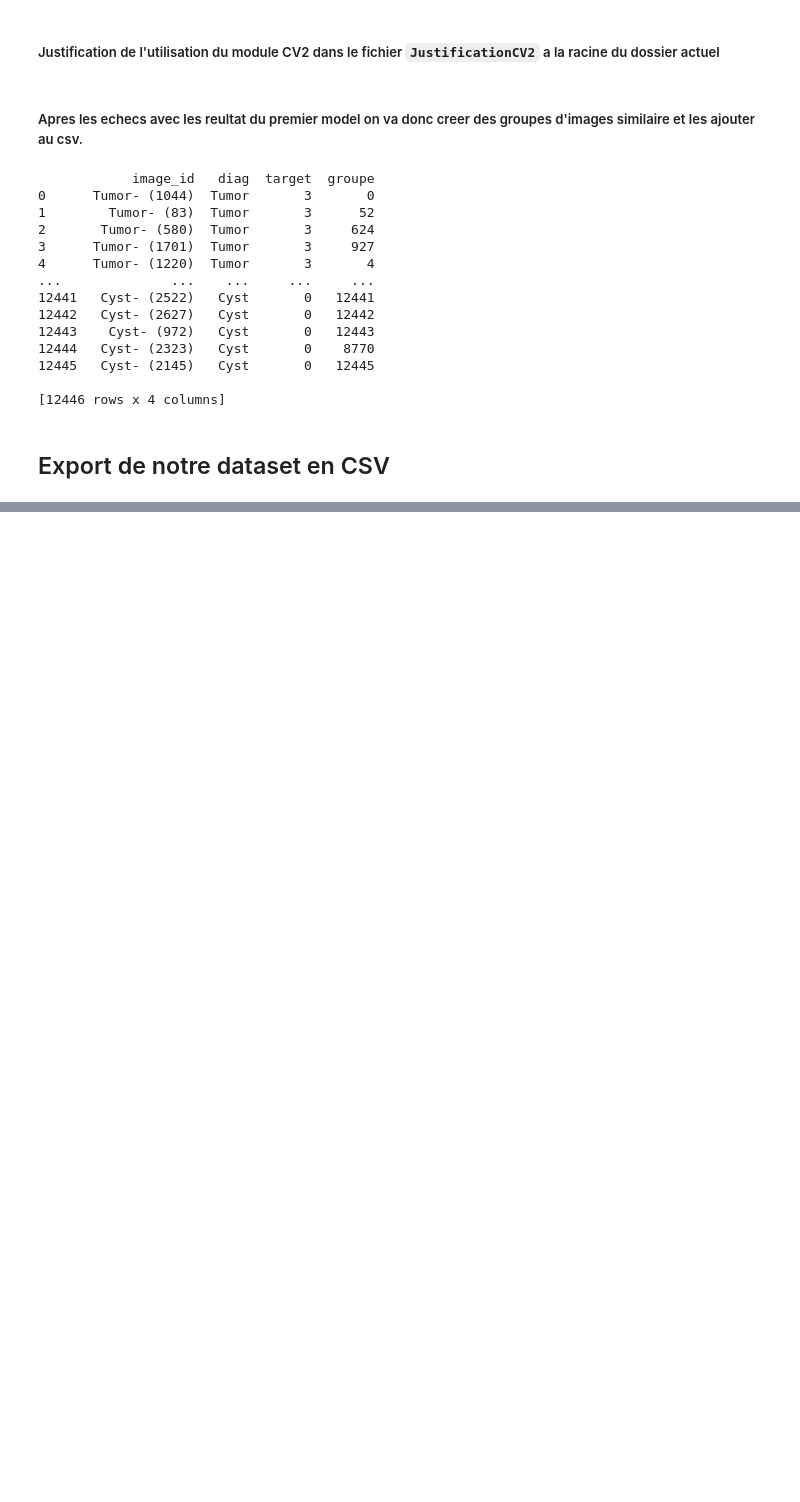
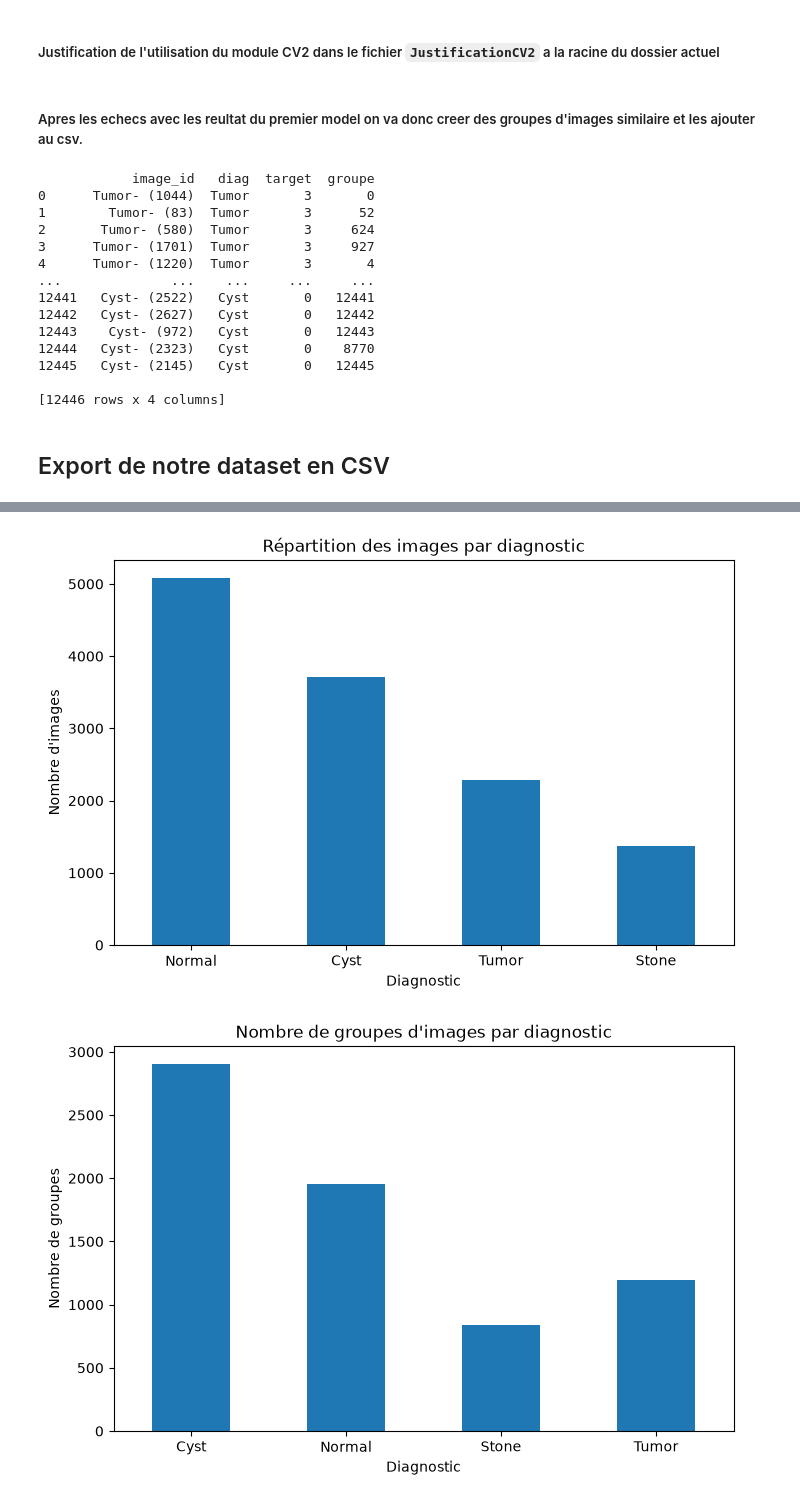
Before and after one commit to gabinHnr/IA---Imagerie-medicale-IRM, a Jupyter notebook: Supervised Learning/PreProcessing/PreProcessing.ipynb, the cells around one changed output, grey strips where cells are left out. Saved outputs shown, nothing was run; the diff lists cells and outputs as text; code cells hidden in the pictures; blank space fills up the shorter version.

```diff
--- a/Supervised Learning/PreProcessing/PreProcessing.ipynb
+++ b/Supervised Learning/PreProcessing/PreProcessing.ipynb
@@ -241,0 +245,27 @@ raise SystemExit(0)
+# %%
+import matplotlib.pyplot as plt
+
+repartition = df['diag'].value_counts()
+
+plt.figure(figsize=(8, 5))
+repartition.plot(kind='bar')
+
+plt.title("Répartition des images par diagnostic")
+plt.xlabel("Diagnostic")
+plt.ylabel("Nombre d'images")
+plt.xticks(rotation=0)
+plt.show()
+
+groupes_par_diag = df.groupby('diag')['groupe'].nunique()
+
+plt.figure(figsize=(8, 5))
+groupes_par_diag.plot(kind='bar')
+
+plt.title("Nombre de groupes d'images par diagnostic")
+plt.xlabel("Diagnostic")
+plt.ylabel("Nombre de groupes")
+plt.xticks(rotation=0)
+plt.show()
+# %% [output]
+[figure, added]
+[figure, added]
```
Also changed, not shown: parts of 2 cells of this notebook, 3 other files.
